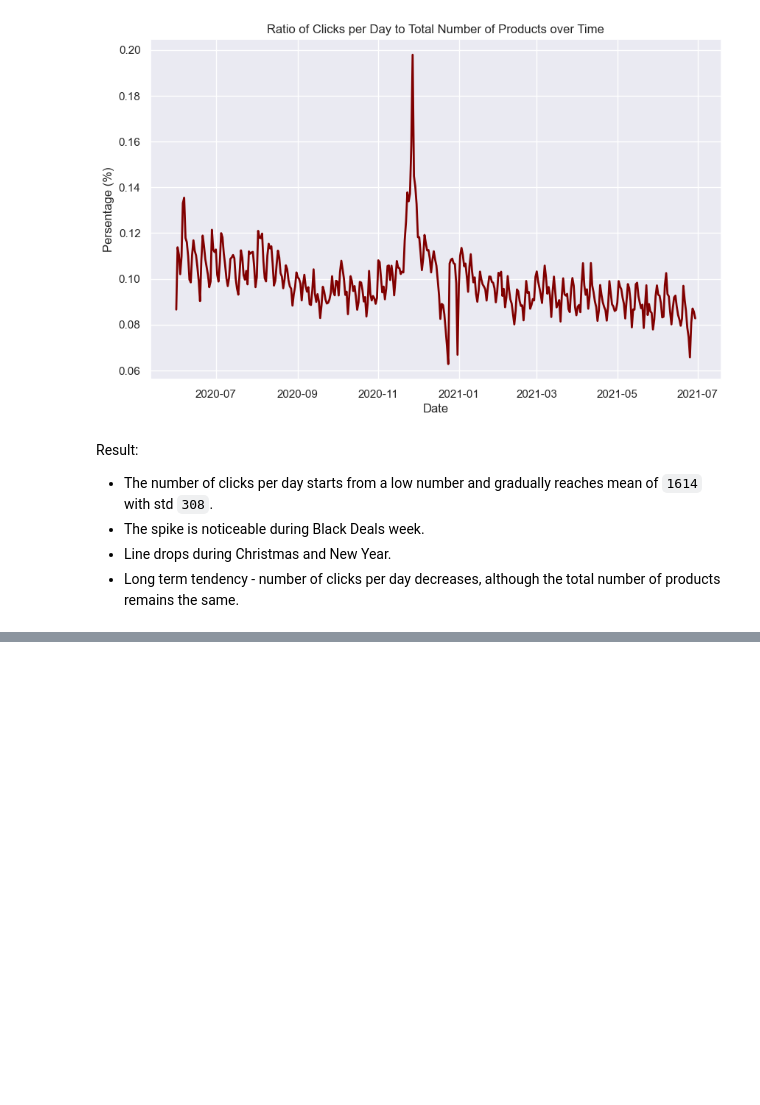
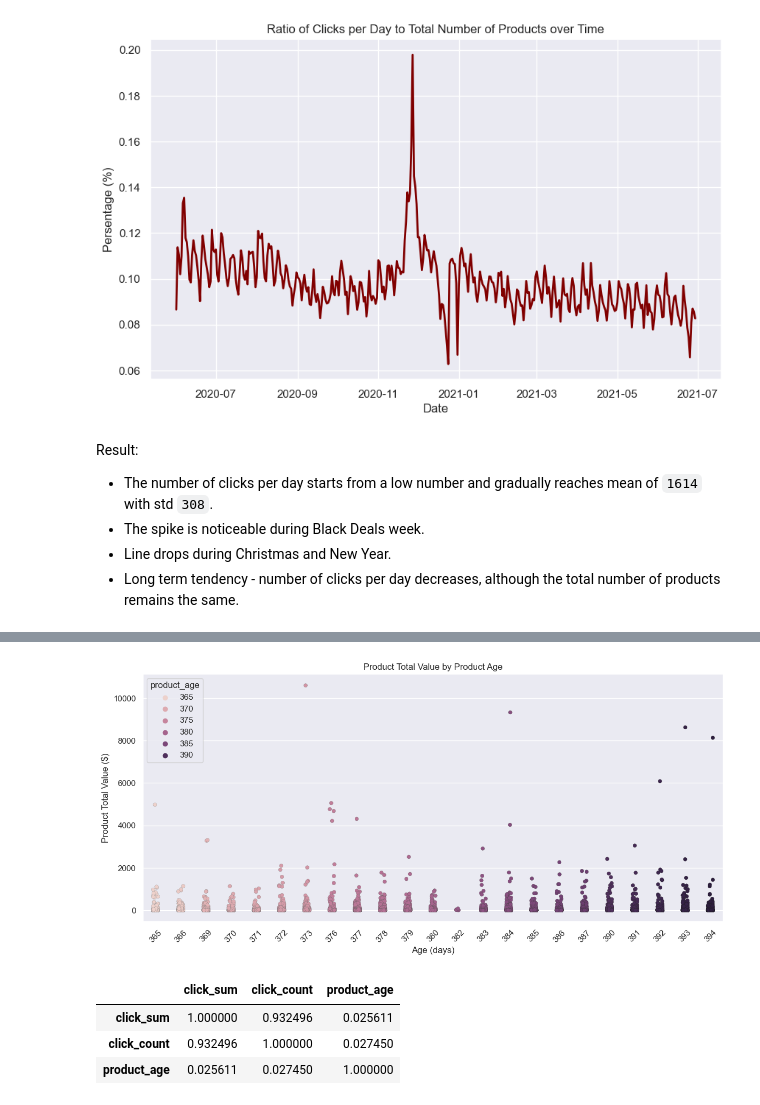
Before and after one commit to 3quetra/portfolio, a Jupyter notebook: swedish_companies_real_cases/Price_Runner_data_analysis/eda_price_runner.ipynb, the cells around one changed output, grey strips where cells are left out. Saved outputs shown, nothing was run; the diff lists cells and outputs as text; code cells hidden in the pictures; blank space fills up the shorter version.

```diff
--- a/swedish_companies_real_cases/Price_Runner_data_analysis/eda_price_runner.ipynb
+++ b/swedish_companies_real_cases/Price_Runner_data_analysis/eda_price_runner.ipynb
@@ -497,0 +528,21 @@ clicks_summary.nlargest(columns = 'click_count', n=10)
+# %%
+clicks_summary['product_age'] = end_date - clicks_summary['creation_time']
+clicks_summary['product_age']  = clicks_summary.product_age.dt.days
+# %%
+plt.figure(figsize=(14, 6))
+sns.stripplot(data=clicks_summary, x='product_age', y='click_sum', hue='product_age', linewidth=0.2)
+
+plt.title('Product Total Value by Product Age')
+plt.xlabel('Age (days)')
+plt.ylabel('Product Total Value ($)')
+plt.xticks(rotation=45)
+plt.show()
+# %% [output]
+[figure, added]
+# %%
+clicks_summary[['click_sum', 'click_count', 'product_age']].corr()
+# %% [output]
+|  | click_sum | click_count | product_age |
+| click_sum | 1.000000 | 0.932496 | 0.025611 |
+| click_count | 0.932496 | 1.000000 | 0.027450 |
+| product_age | 0.025611 | 0.027450 | 1.000000 |
```
Also changed, not shown: parts of 11 cells of this notebook.
